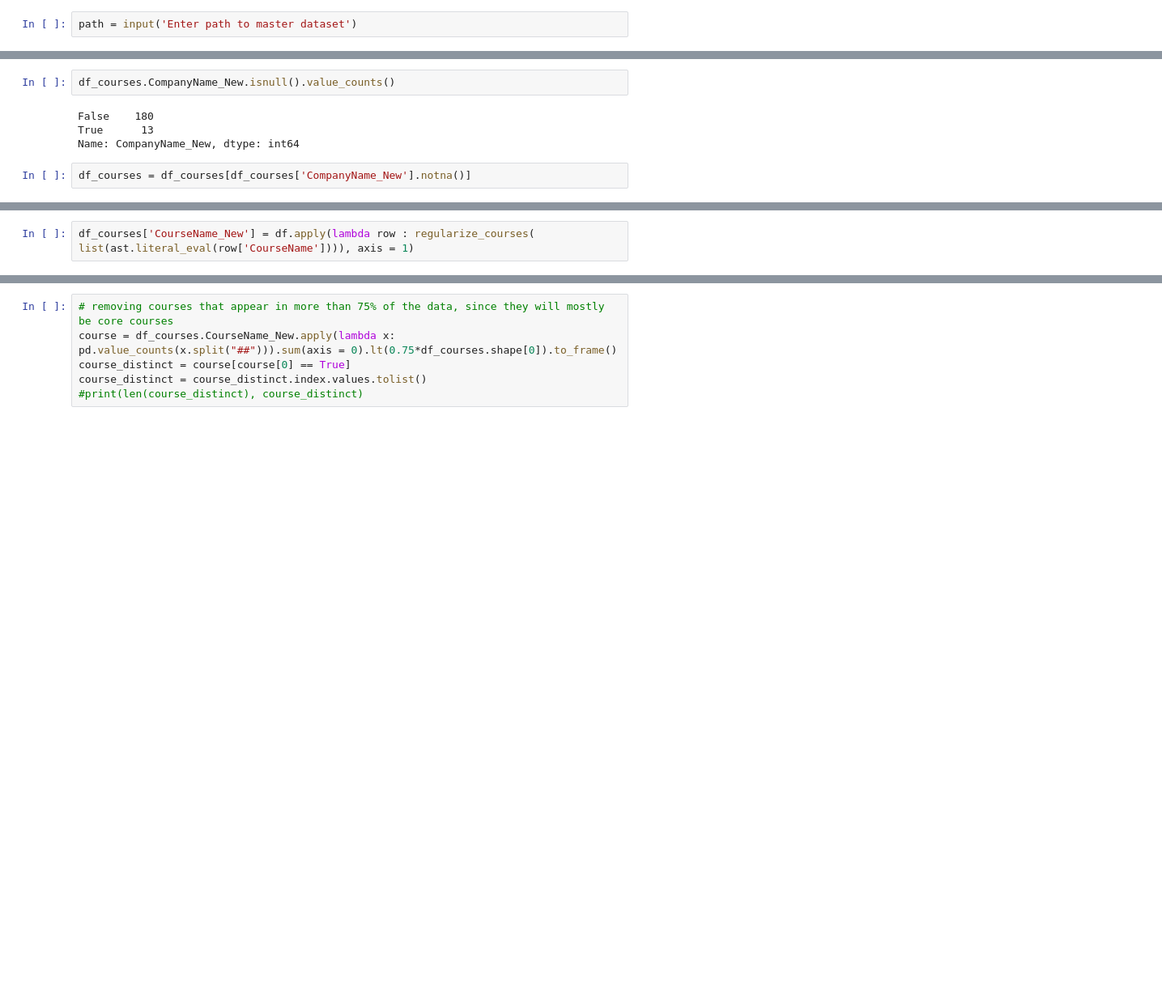
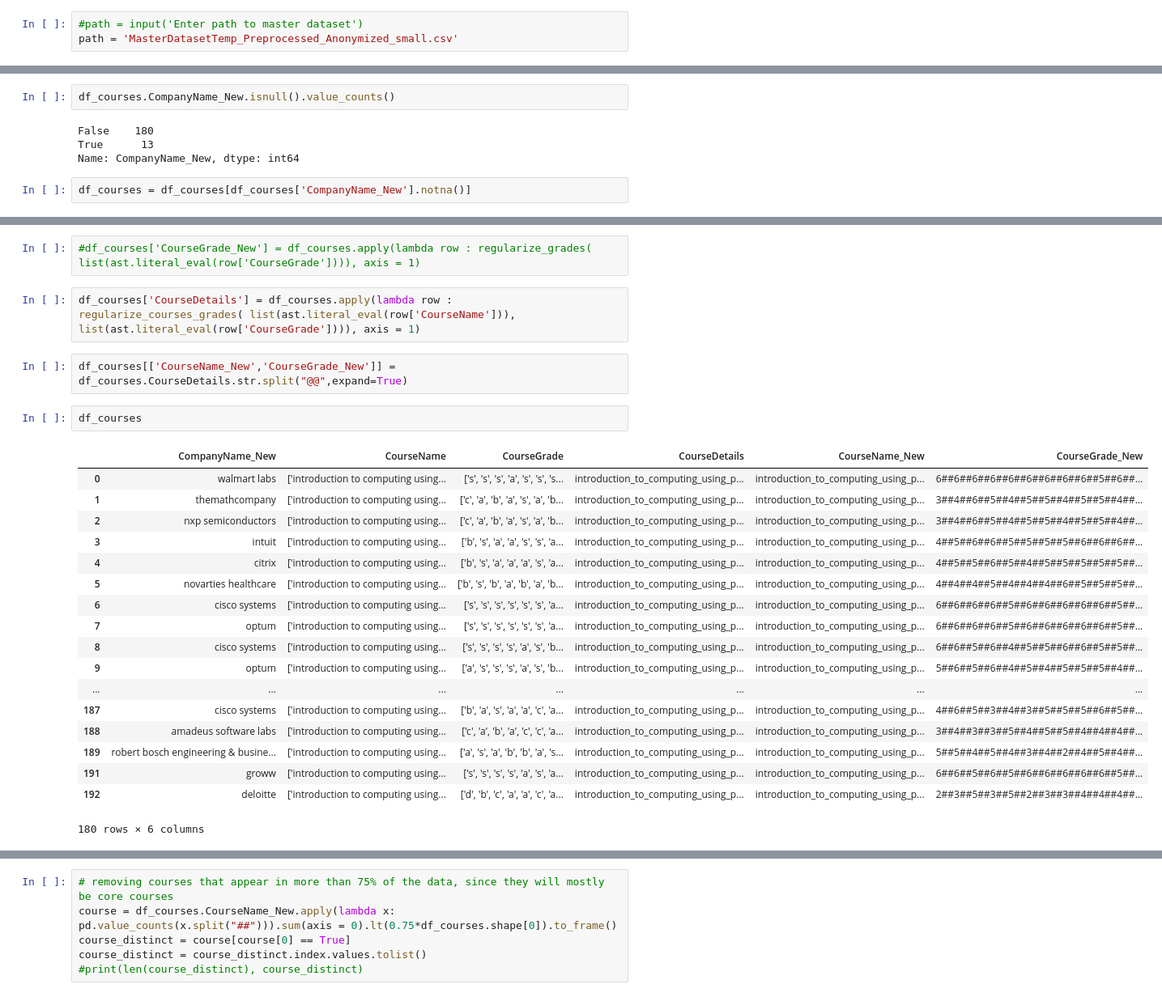
Before and after one commit to Diya1999/Skill-Recommender-System, a Jupyter notebook: Merging Datasets/Company2CoursesPreprocessing.ipynb, the cells around one changed output, grey strips where cells are left out. Shown: that part at 81% size. Cells and saved outputs as stored; diff of their text form; blank space fills up the shorter version.

```diff
--- a/Merging Datasets/Company2CoursesPreprocessing.ipynb
+++ b/Merging Datasets/Company2CoursesPreprocessing.ipynb
@@ -8,5 +9,6 @@ import matplotlib.pyplot as plt
 # %%
-path = input('Enter path to master dataset')
+#path = input('Enter path to master dataset')
+path = 'MasterDatasetTemp_Preprocessed_Anonymized_small.csv'
 # %%
 df = pd.read_csv (path)
 # %%
@@ -82,5 +141,30 @@ def regularize_courses(l):
+# %%
+#df_courses['CourseGrade_New'] = df_courses.apply(lambda row : regularize_grades( list(ast.literal_eval(row['CourseGrade']))), axis = 1)
 # %%
-df_courses['CourseName_New'] = df.apply(lambda row : regularize_courses( list(ast.literal_eval(row['CourseName']))), axis = 1)
+df_courses['CourseDetails'] = df_courses.apply(lambda row : regularize_courses_grades( list(ast.literal_eval(row['CourseName'])), list(ast.literal_eval(row['CourseGrade']))), axis = 1)
+# %%
+df_courses[['CourseName_New','CourseGrade_New']] = df_courses.CourseDetails.str.split("@@",expand=True)
+# %%
+df_courses
+# %% [output]
+|  | CompanyName_New | CourseName | CourseGrade | CourseDetails | CourseName_New | CourseGrade_New |
+| 0 | walmart labs | ['introduction to computing using... | ['s', 's', 's', 'a', 's', 's', 's... | introduction_to_computing_using_p... | introduction_to_computing_using_p... | 6##6##6##6##6##6##6##6##6##5##6##... |
+| 1 | themathcompany | ['introduction to computing using... | ['c', 'a', 'b', 'a', 's', 'a', 'b... | introduction_to_computing_using_p... | introduction_to_computing_using_p... | 3##4##6##5##4##5##5##4##5##5##4##... |
+| 2 | nxp semiconductors | ['introduction to computing using... | ['c', 'a', 'b', 'a', 's', 'a', 'b... | introduction_to_computing_using_p... | introduction_to_computing_using_p... | 3##4##6##5##4##5##5##4##5##5##4##... |
+| 3 | intuit | ['introduction to computing using... | ['b', 's', 'a', 'a', 's', 's', 'a... | introduction_to_computing_using_p... | introduction_to_computing_using_p... | 4##5##6##6##5##5##5##5##6##6##6##... |
+| 4 | citrix | ['introduction to computing using... | ['b', 's', 'a', 'a', 'a', 's', 'a... | introduction_to_computing_using_p... | introduction_to_computing_using_p... | 4##5##5##6##5##4##5##5##5##5##5##... |
+| 5 | novarties healthcare | ['introduction to computing using... | ['b', 's', 'b', 'a', 'b', 'a', 'b... | introduction_to_computing_using_p... | introduction_to_computing_using_p... | 4##4##4##5##4##4##4##6##5##5##5##... |
+| 6 | cisco systems | ['introduction to computing using... | ['s', 's', 's', 's', 's', 's', 'a... | introduction_to_computing_using_p... | introduction_to_computing_using_p... | 6##6##6##6##5##6##6##6##6##6##5##... |
+| 7 | optum | ['introduction to computing using... | ['s', 's', 's', 's', 's', 's', 'a... | introduction_to_computing_using_p... | introduction_to_computing_using_p... | 6##6##6##6##5##6##6##6##6##6##5##... |
+| 8 | cisco systems | ['introduction to computing using... | ['s', 's', 's', 's', 'a', 's', 'b... | introduction_to_computing_using_p... | introduction_to_computing_using_p... | 6##6##5##6##4##5##5##6##6##5##5##... |
+| 9 | optum | ['introduction to computing using... | ['a', 's', 's', 's', 'a', 's', 'b... | introduction_to_computing_using_p... | introduction_to_computing_using_p... | 5##6##5##6##4##5##4##5##5##5##4##... |
+| ... | ... | ... | ... | ... | ... | ... |
+| 187 | cisco systems | ['introduction to computing using... | ['b', 'a', 's', 'a', 'a', 'c', 'a... | introduction_to_computing_using_p... | introduction_to_computing_using_p... | 4##6##5##3##4##3##5##5##5##6##5##... |
+| 188 | amadeus software labs | ['introduction to computing using... | ['c', 'a', 'b', 'a', 'c', 'c', 'a... | introduction_to_computing_using_p... | introduction_to_computing_using_p... | 3##4##3##3##5##4##5##5##4##4##4##... |
+| 189 | robert bosch engineering & busine... | ['introduction to computing using... | ['a', 's', 'a', 'b', 'b', 'a', 's... | introduction_to_computing_using_p... | introduction_to_computing_using_p... | 5##5##4##5##4##3##4##2##4##5##4##... |
+| 191 | groww | ['introduction to computing using... | ['s', 's', 's', 's', 'a', 's', 'a... | introduction_to_computing_using_p... | introduction_to_computing_using_p... | 6##6##5##6##5##6##6##6##6##6##5##... |
+| 192 | deloitte | ['introduction to computing using... | ['d', 'b', 'c', 'a', 'a', 'c', 'a... | introduction_to_computing_using_p... | introduction_to_computing_using_p... | 2##3##5##3##5##2##3##3##4##4##4##... |
+180 rows × 6 columns
 # %%
 #getting distinct list of all courses, after cleaning
 course = df_courses.CourseName_New.apply(lambda x: pd.value_counts(x.split("##"))).sum(axis = 0).to_frame()
```
Also changed, not shown: parts of 16 cells of this notebook.
